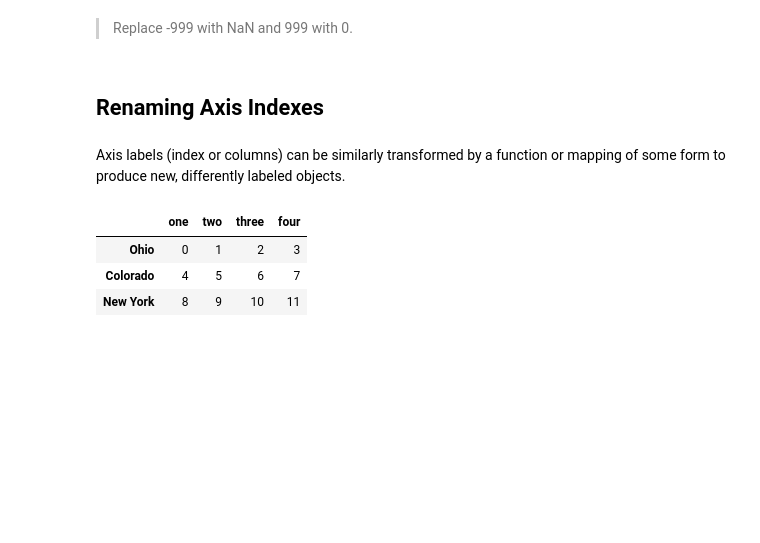
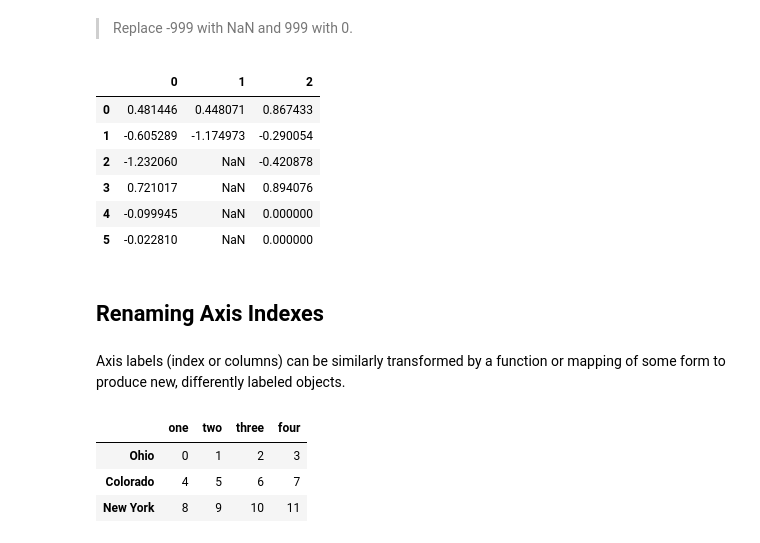
Before and after one commit to zey-2/5m-data-1.8-eda-basic, a Jupyter notebook: notebooks/eda_basic_lesson.ipynb, the cells around one changed output. Saved outputs shown, nothing was run; the diff lists cells and outputs as text; code cells hidden in the pictures; blank space fills up the shorter version.

```diff
--- a/notebooks/eda_basic_lesson.ipynb
+++ b/notebooks/eda_basic_lesson.ipynb
@@ -611,5 +642,18 @@ df
 # %% [markdown]
 > Replace -999 with NaN and 999 with 0.
+# %%
+df.replace({
+    -999: None,
+     999: 0
+    })
+# %% [output]
+|  | 0 | 1 | 2 |
+| 0 | 0.481446 | 0.448071 | 0.867433 |
+| 1 | -0.605289 | -1.174973 | -0.290054 |
+| 2 | -1.232060 | NaN | -0.420878 |
+| 3 | 0.721017 | NaN | 0.894076 |
+| 4 | -0.099945 | NaN | 0.000000 |
+| 5 | -0.022810 | NaN | 0.000000 |
 # %% [markdown]
 ## Renaming Axis Indexes
 # %% [markdown]
```
Also changed, not shown: parts of 25 cells of this notebook, 2 other files.
